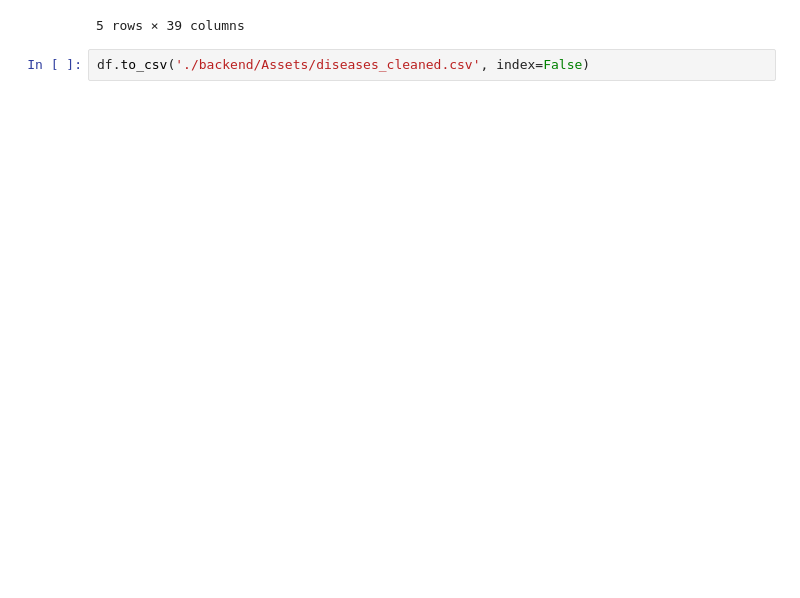
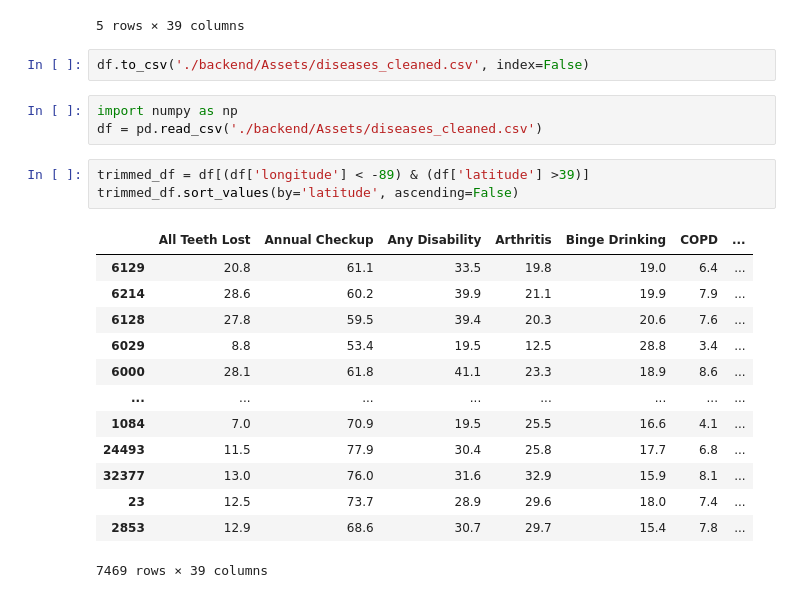
Before and after one commit to jaxonavena/Hackathon2024, a Jupyter notebook: health.ipynb, the cells around one changed output. Saved outputs shown, nothing was run; the diff lists cells and outputs as text; blank space fills up the shorter version.

```diff
--- a/health.ipynb
+++ b/health.ipynb
@@ -104,3 +118,23 @@ df.head()
 5 rows × 39 columns
 # %%
 df.to_csv('./backend/Assets/diseases_cleaned.csv', index=False)
+# %%
+import numpy as np
+df = pd.read_csv('./backend/Assets/diseases_cleaned.csv')
+# %%
+trimmed_df = df[(df['longitude'] < -89) & (df['latitude'] >39)]
+trimmed_df.sort_values(by='latitude', ascending=False)
+# %% [output]
+|  | All Teeth Lost | Annual Checkup | Any Disability | Arthritis | Binge Drinking | COPD | ... |
+| 6129 | 20.8 | 61.1 | 33.5 | 19.8 | 19.0 | 6.4 | ... |
+| 6214 | 28.6 | 60.2 | 39.9 | 21.1 | 19.9 | 7.9 | ... |
+| 6128 | 27.8 | 59.5 | 39.4 | 20.3 | 20.6 | 7.6 | ... |
+| 6029 | 8.8 | 53.4 | 19.5 | 12.5 | 28.8 | 3.4 | ... |
+| 6000 | 28.1 | 61.8 | 41.1 | 23.3 | 18.9 | 8.6 | ... |
+| ... | ... | ... | ... | ... | ... | ... | ... |
+| 1084 | 7.0 | 70.9 | 19.5 | 25.5 | 16.6 | 4.1 | ... |
+| 24493 | 11.5 | 77.9 | 30.4 | 25.8 | 17.7 | 6.8 | ... |
+| 32377 | 13.0 | 76.0 | 31.6 | 32.9 | 15.9 | 8.1 | ... |
+| 23 | 12.5 | 73.7 | 28.9 | 29.6 | 18.0 | 7.4 | ... |
+| 2853 | 12.9 | 68.6 | 30.7 | 29.7 | 15.4 | 7.8 | ... |
+7469 rows × 39 columns
```
Also changed, not shown: parts of 2 cells of this notebook, 4 other files.
